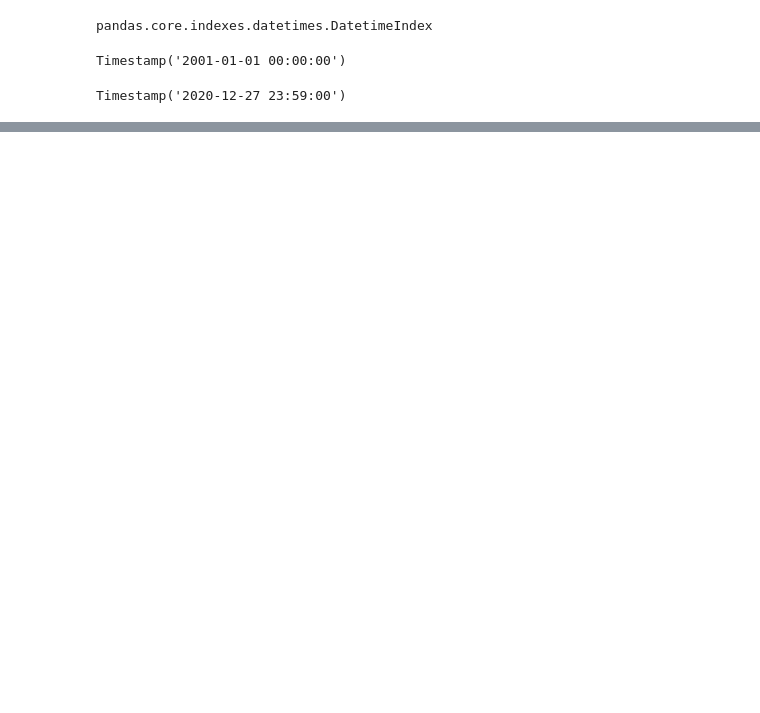
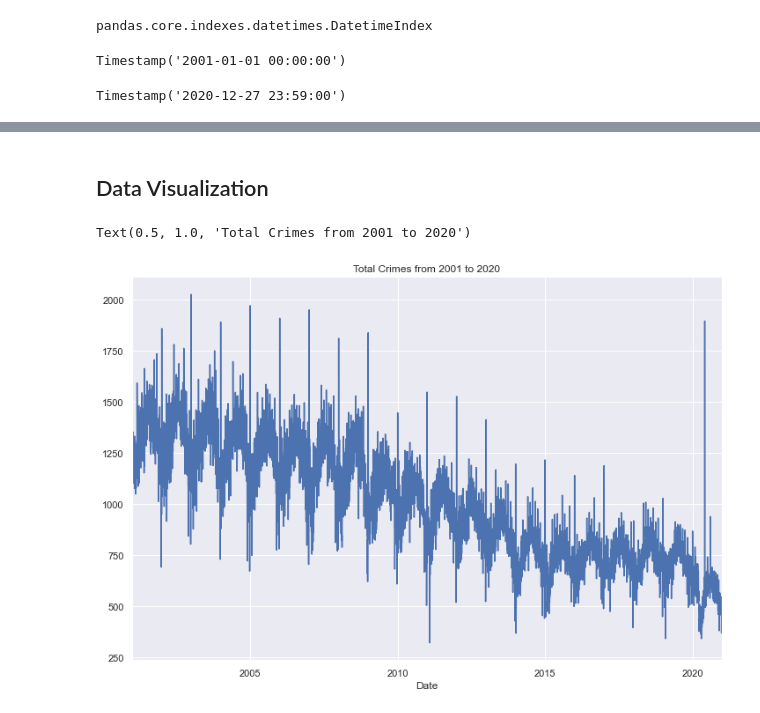
Before and after one commit to ruthcaswellsmith/Capstone---City-of-Chicago-Crime-Time-Series-Analysis, a Jupyter notebook: notebooks/Capstone - City of Chicago Crime - Exploratory Data Analysis.ipynb, the cells around one changed output, grey strips where cells are left out. Cells and saved outputs as stored; diff of their text form; code cells hidden in the pictures; blank space fills up the shorter version.

Commit message:
Grouped Data

```diff
--- a/notebooks/Capstone - City of Chicago Crime - Exploratory Data Analysis.ipynb
+++ b/notebooks/Capstone - City of Chicago Crime - Exploratory Data Analysis.ipynb
@@ -37,0 +116,2 @@ Timestamp('2020-12-27 23:59:00')
+# %%
+arrests_domestics[['Arrest','Domestic']] = arrests_domestics[['Arrest','Domestic']].astype('int')
@@ -37,0 +133,2 @@ Timestamp('2020-12-27 23:59:00')
+# %%
+allcrimes_byday = allcrimes_byday.join(arrests_domestics)
@@ -37,0 +141,4 @@ Timestamp('2020-12-27 23:59:00')
+# %%
+allcrimes_byday.index = pd.to_datetime(allcrimes_byday.index)
+# %%
+allcrimes_byday.index.freq = 'd'
@@ -37,0 +165,8 @@ Timestamp('2020-12-27 23:59:00')
+# %% [markdown]
+## Data Visualization
+# %%
+allcrimes_byday['Total Crimes'].plot(figsize=(12,8));
+plt.title('Total Crimes from 2001 to 2020')
+# %% [output]
+Text(0.5, 1.0, 'Total Crimes from 2001 to 2020')
+[figure, added]
```
Also changed, not shown: parts of 28 cells of this notebook, 1 other file.
